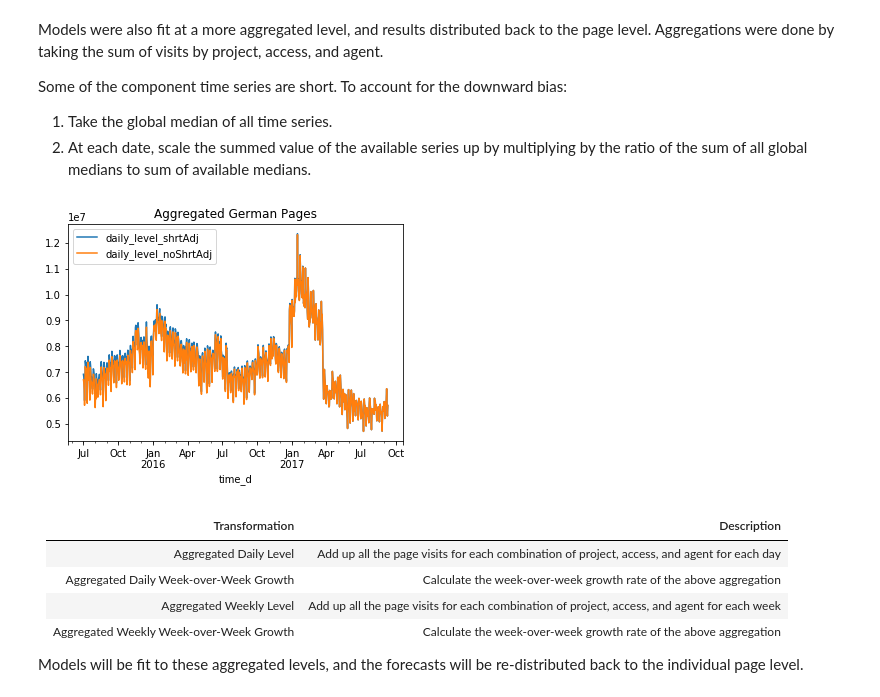
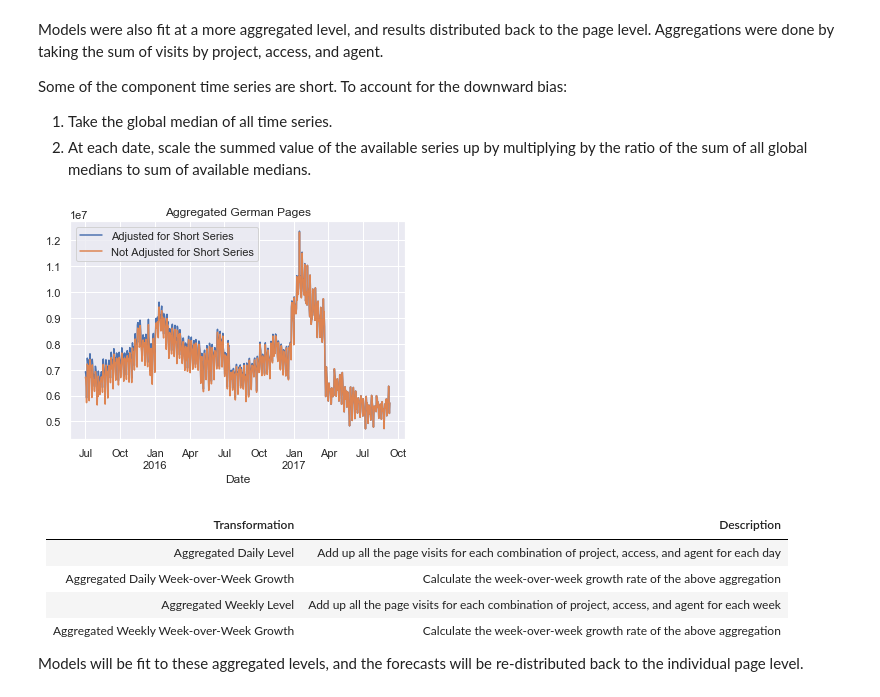
Before and after one commit to bert9bert/forecast_wiki_traffic, a Jupyter notebook: summary/Forecast_Wiki_Traffic_SummaryDetailed.ipynb, the cells around one changed output. Saved outputs shown, nothing was run; the diff lists cells and outputs as text; code cells hidden in the pictures.

```diff
--- a/summary/Forecast_Wiki_Traffic_SummaryDetailed.ipynb
+++ b/summary/Forecast_Wiki_Traffic_SummaryDetailed.ipynb
@@ -1,12 +1,16 @@
 # %%
 # import libraries and set paths
+import numpy as np
 import pandas as pd
 import pickle
 import matplotlib.pyplot as plt
+import seaborn as sns
 from IPython.display import display, Markdown, HTML, Image
 import tabulate
 
-output_fldrpath = "/media/disk1/forecast_wiki_traffic/output"
+sns.set()
+
+output_fldrpath = "C:/Users/Bertram/Dropbox/forecast_wiki_traffic/output"
 # %%
 # load stored summary details data
 d = pickle.load(open(output_fldrpath + "/summary_report_data.p", "rb"))
@@ -176,10 +221,12 @@ Some of the component time series are short. To account for the downward bias:
 1. Take the global median of all time series.
 2. At each date, scale the summed value of the available series up by multiplying by the ratio of the sum of all global medians to sum of available medians.
 # %%
-ex9d_plotdata.loc[:,["daily_level_shrtAdj","daily_level_noShrtAdj"]].plot(title="Aggregated German Pages")
+ax = ex9d_plotdata.loc[:,["daily_level_shrtAdj","daily_level_noShrtAdj"]].plot(title="Aggregated German Pages")
+ax.legend(labels=["Adjusted for Short Series","Not Adjusted for Short Series"])
+ax.set_xlabel("Date")
 plt.show()
 # %% [output]
-[figure, old version]
+[figure, new version]
 # %% [markdown]
 | Transformation                          | Description           |
 | ---------------------------------------:|:--------------------- |
```
Also changed, not shown: parts of 28 cells of this notebook.
